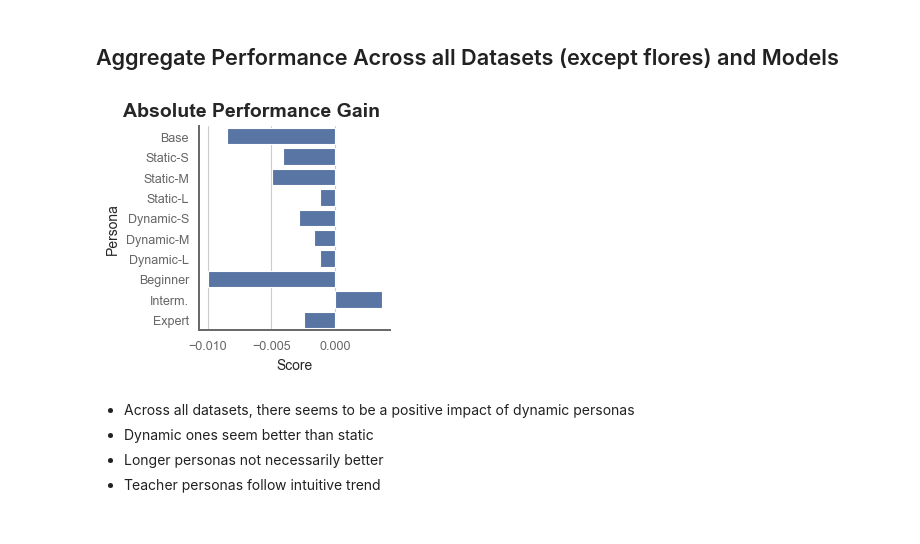
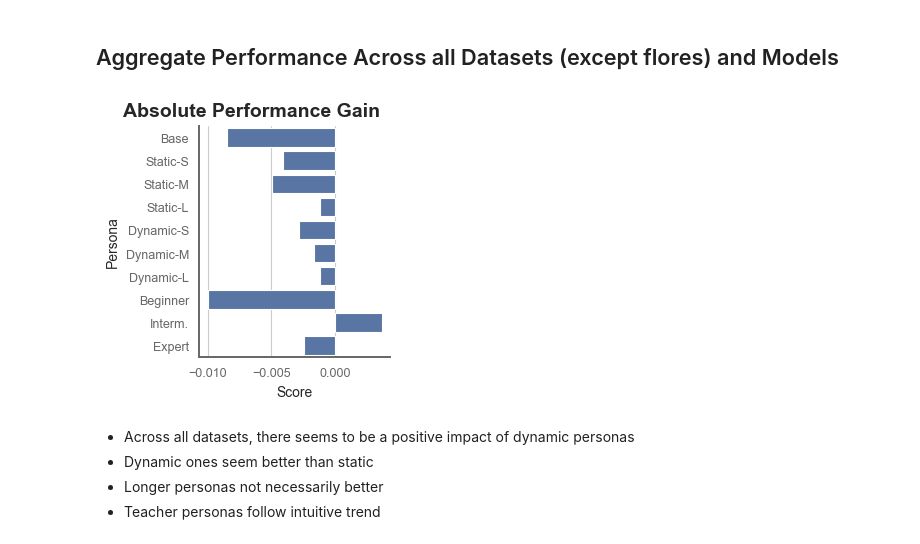
Before and after one commit to nicomu99/master-thesis, a Jupyter notebook: dataset_overview.ipynb, the cells around one changed output. Saved outputs shown, nothing was run; the diff lists cells and outputs as text; code cells hidden in the pictures.

Commit message:
Update plot

```diff
--- a/dataset_overview.ipynb
+++ b/dataset_overview.ipynb
@@ -185,20 +182,20 @@ aggregate_df = compute_gains(aggregate_df)
 # %%
 fig, ax = plt.subplots(figsize=(HALF_WIDTH, 3.0))
 
 sns.barplot(aggregate_df, ax=ax, width=0.8, orient="h")
 
 fig.suptitle("Absolute Performance Gain")
 
 fig.subplots_adjust(
     left=0.32,
     right=0.98,
     top=0.90,
-    bottom=0.22,
+    bottom=0.13,
 )
 
 fig.savefig(plot_path / "1_0_datasets.pdf")
 # %% [output]
-[figure, old version]
+[figure, new version]
 # %% [markdown]
 - Across all datasets, there seems to be a positive impact of dynamic personas
 - Dynamic ones seem better than static
```
Also changed, not shown: parts of 16 cells of this notebook, 10 other files.
